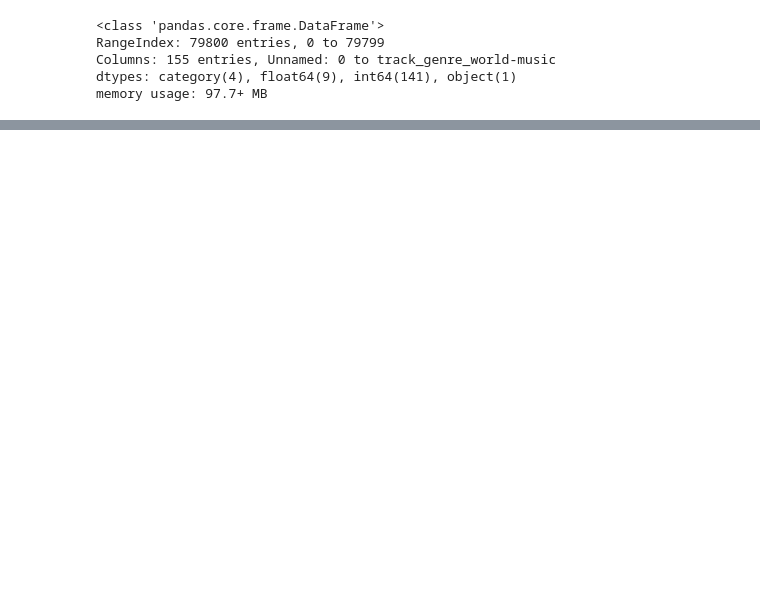
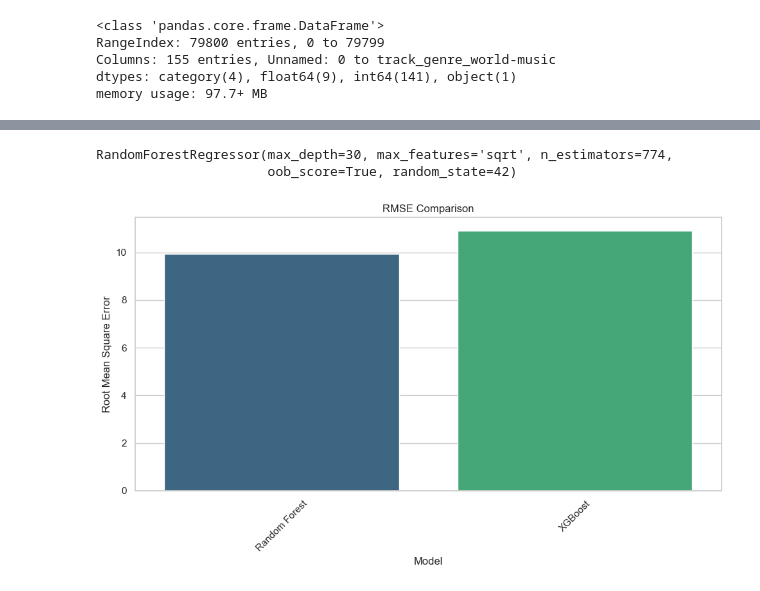
Before and after one commit to LuMOrC/MIAD_ML_NLP_2025, a Jupyter notebook: Semana 3/S3P1_proyecto1.ipynb, the cells around one changed output, grey strips where cells are left out. Saved outputs shown, nothing was run; the diff lists cells and outputs as text; code cells hidden in the pictures; blank space fills up the shorter version.

```diff
--- a/Semana 3/S3P1_proyecto1.ipynb
+++ b/Semana 3/S3P1_proyecto1.ipynb
@@ -425,22 +325,23 @@ from sklearn.metrics import root_mean_squared_error, r2_score
 from sklearn.ensemble import RandomForestRegressor
 from xgboost import XGBRegressor
 import numpy as np
+from scipy.stats import randint, uniform
 
 def calibrar_modelo(modelo_nombre, X_train, y_train, X_test, y_test, n_iter=20, cv=5, verbose=3):
     if modelo_nombre == 'random_forest':
         modelo = RandomForestRegressor(oob_score=True, bootstrap=True, random_state=42)
         param_dist = {
-            'n_estimators': randint(100, 300),
-            'max_depth': [None, 10, 20, 30],
-            'max_features': ['sqrt', 'log2', uniform(0.5, 0.4)],
-            'min_samples_split': randint(2, 10),
-            'min_samples_leaf': randint(1, 5)
+            'n_estimators': randint(300, 1000),
+            'max_depth': [None, 50, 20, 30],
+            'max_features': ['sqrt', 'log2'],
+            'min_samples_split': randint(2, 5),
+            'min_samples_leaf': randint(1, 2)
         }
     elif modelo_nombre == 'xgboost':
         modelo = XGBRegressor(random_state=42, verbosity=0, n_jobs=-1)
         param_dist = {
-            'n_estimators': randint(0, 300),
-            'max_depth': randint(1, 12),
+            'n_estimators': randint(100, 300),
+            'max_depth': randint(1, 15),
             'learning_rate': uniform(0.005, 0.3),
             'gamma': uniform(0, 0.5),
             'colsample_bytree': uniform(0.3, 0.8)
@@ -484,0 +421,2 @@ modelo_xgb = calibrar_modelo('xgboost', X_train_encoded, y_train, X_test_encoded
+# %%
+modelo_rf = calibrar_modelo('random_forest', X_train_encoded, y_train, X_test_encoded, y_test, n_iter=10, cv=3, verbose=3)
@@ -484,0 +433,35 @@ modelo_xgb = calibrar_modelo('xgboost', X_train_encoded, y_train, X_test_encoded
+# %%
+modelo_rf
+# %% [output]
+RandomForestRegressor(max_depth=30, max_features='sqrt', n_estimators=774,
+                      oob_score=True, random_state=42)
+# %%
+# calcular el RMSE de cada modelo
+y_pred_rf = modelo_rf.predict(X_test_encoded)
+rmse_rf = np.sqrt(mean_squared_error(y_test, y_pred_rf))
+
+y_pred_xgb = modelo_xgb.predict(X_test_encoded)
+rmse_xgb = np.sqrt(mean_squared_error(y_test, y_pred_xgb))
+
+# graficar los resultados
+import matplotlib.pyplot as plt
+import seaborn as sns
+
+# Crear un DataFrame con los resultados
+results = pd.DataFrame({
+    'Model': ['Random Forest', 'XGBoost'],
+    'RMSE': [rmse_rf, rmse_xgb]
+})
+# Configurar el estilo de Seaborn
+sns.set(style="whitegrid")
+# Crear un gráfico de barras para RMSE
+plt.figure(figsize=(10, 6))
+sns.barplot(x='Model', y='RMSE', data=results, palette='viridis')
+plt.title('RMSE Comparison')
+plt.ylabel('Root Mean Square Error')
+plt.xlabel('Model')
+plt.xticks(rotation=45)
+plt.tight_layout()
+plt.show()
+# %% [output]
+[figure, added]
```
Also changed, not shown: parts of 20 cells of this notebook.
